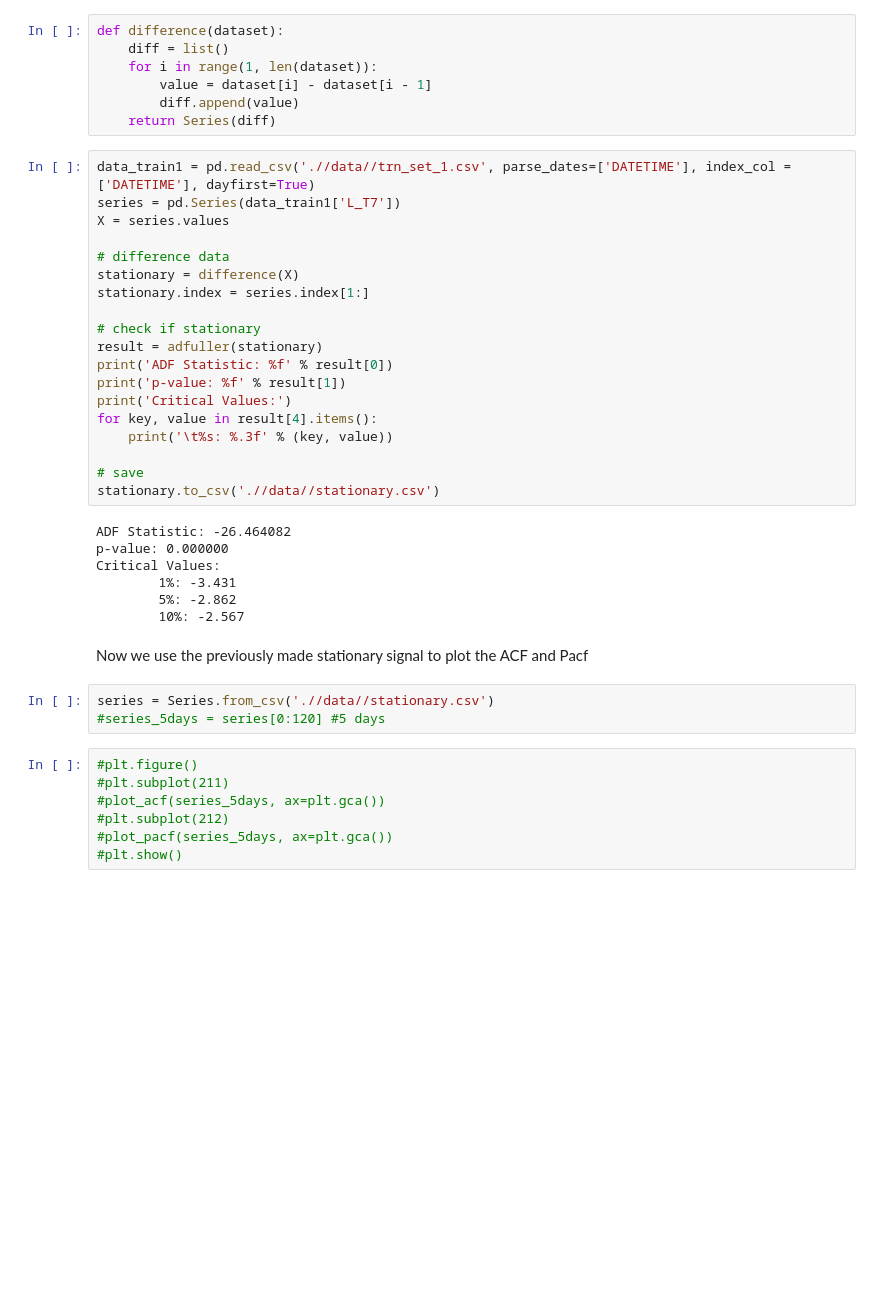
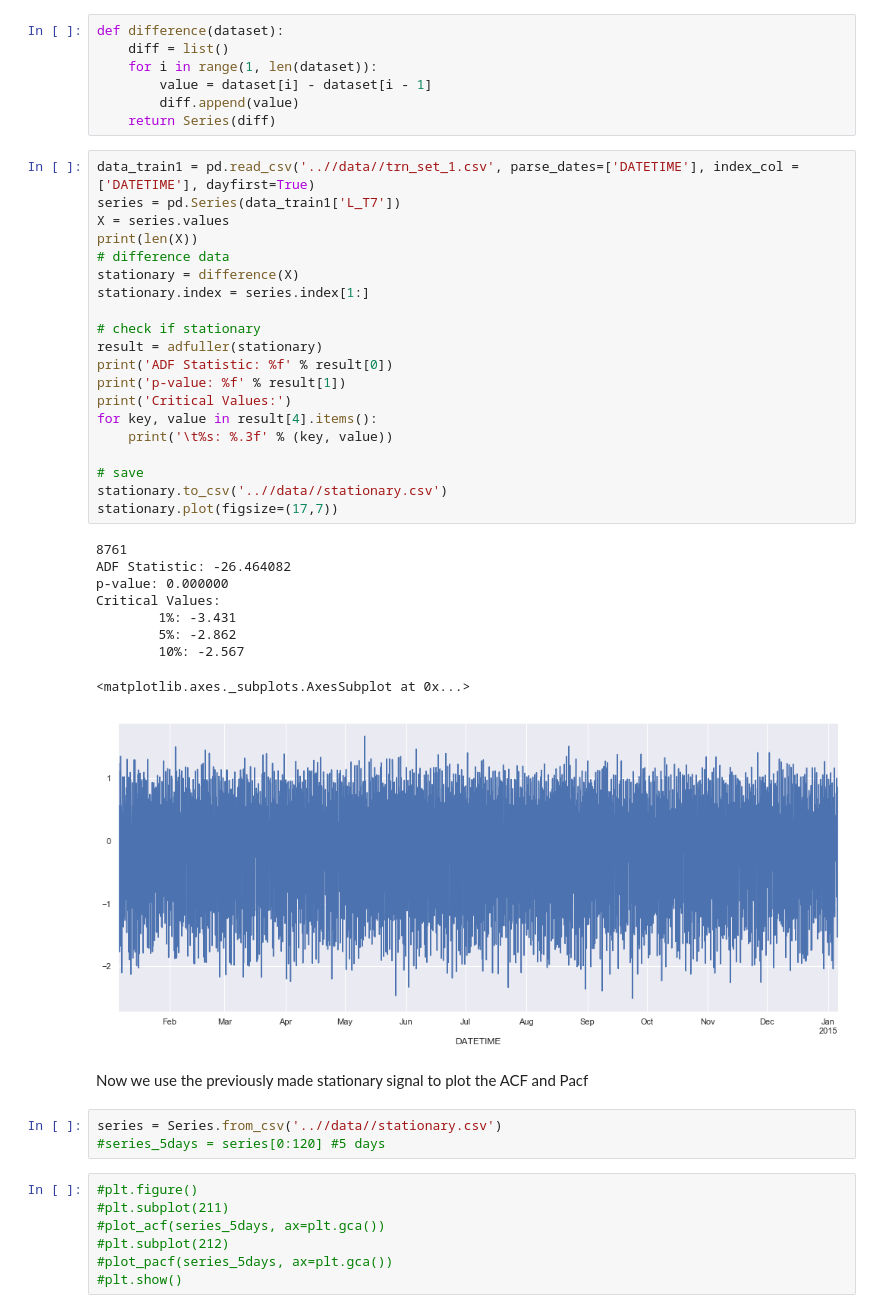
Before and after one commit to benhe119/Cyber-data-analytics_TUDelft, a Jupyter notebook: lab2/notebooks/ARMA.ipynb, the cells around one changed output. Cells and saved outputs as stored; diff of their text form; blank space fills up the shorter version.

```diff
--- a/lab2/notebooks/ARMA.ipynb
+++ b/lab2/notebooks/ARMA.ipynb
@@ -16,35 +16,39 @@ def difference(dataset):
         diff.append(value)
     return Series(diff)
 # %%
-data_train1 = pd.read_csv('.//data//trn_set_1.csv', parse_dates=['DATETIME'], index_col = ['DATETIME'], dayfirst=True)
+data_train1 = pd.read_csv('..//data//trn_set_1.csv', parse_dates=['DATETIME'], index_col = ['DATETIME'], dayfirst=True)
 series = pd.Series(data_train1['L_T7'])
 X = series.values
-
+print(len(X))
 # difference data
 stationary = difference(X)
 stationary.index = series.index[1:]
 
 # check if stationary
 result = adfuller(stationary)
 print('ADF Statistic: %f' % result[0])
 print('p-value: %f' % result[1])
 print('Critical Values:')
 for key, value in result[4].items():
     print('\t%s: %.3f' % (key, value))
 
 # save
-stationary.to_csv('.//data//stationary.csv')
+stationary.to_csv('..//data//stationary.csv')
+stationary.plot(figsize=(17,7))
 # %% [output]
+8761
 ADF Statistic: -26.464082
 p-value: 0.000000
 Critical Values:
         1%: -3.431
         5%: -2.862
         10%: -2.567
+<matplotlib.axes._subplots.AxesSubplot at 0x...>
+[figure, added]
 # %% [markdown]
 Now we use the previously made stationary signal to plot the ACF and Pacf
 # %%
-series = Series.from_csv('.//data//stationary.csv')
+series = Series.from_csv('..//data//stationary.csv')
 #series_5days = series[0:120] #5 days
 # %%
 #plt.figure()
```
Also changed, not shown: parts of 1 cell of this notebook, 1 other file.
